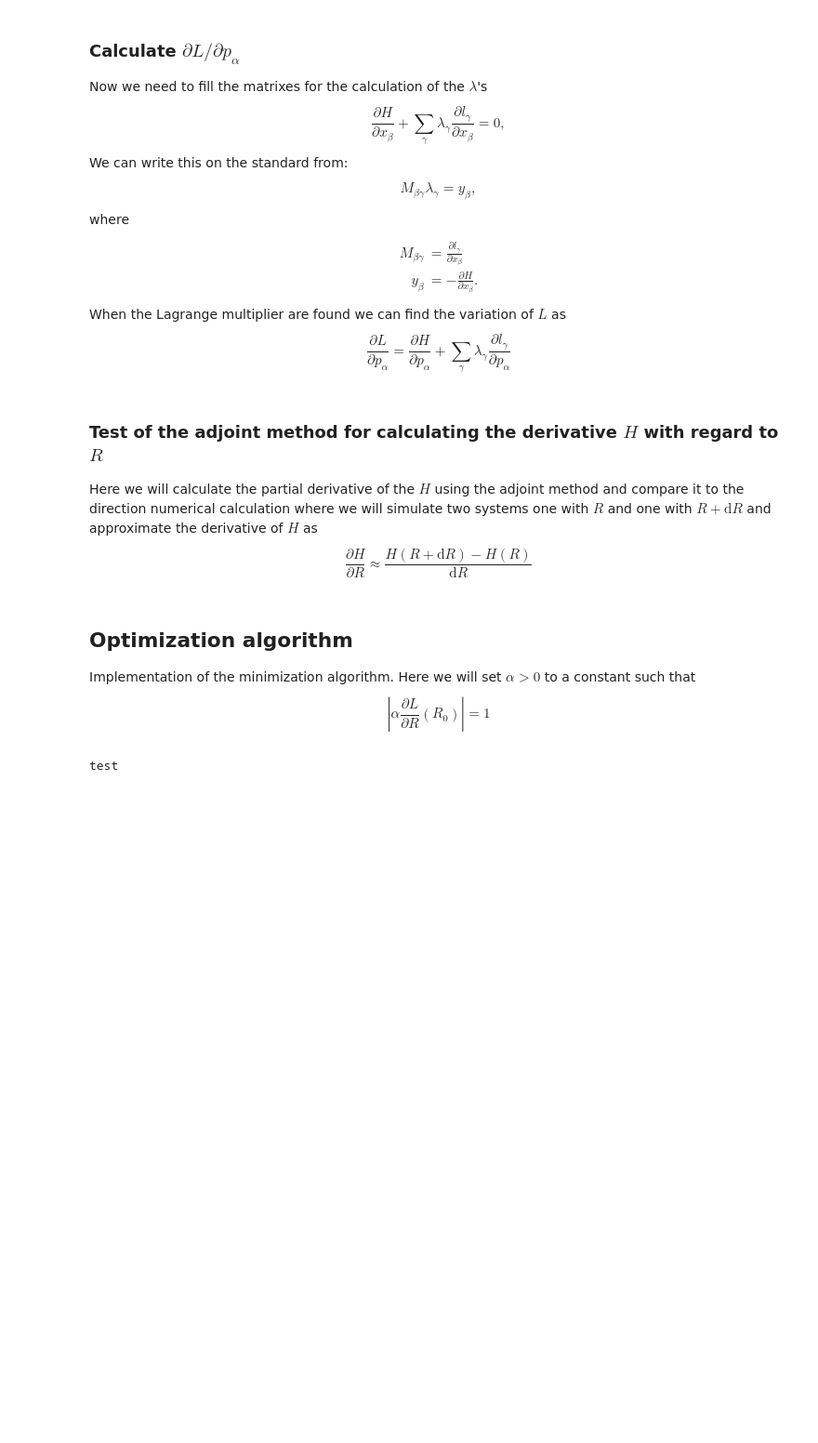
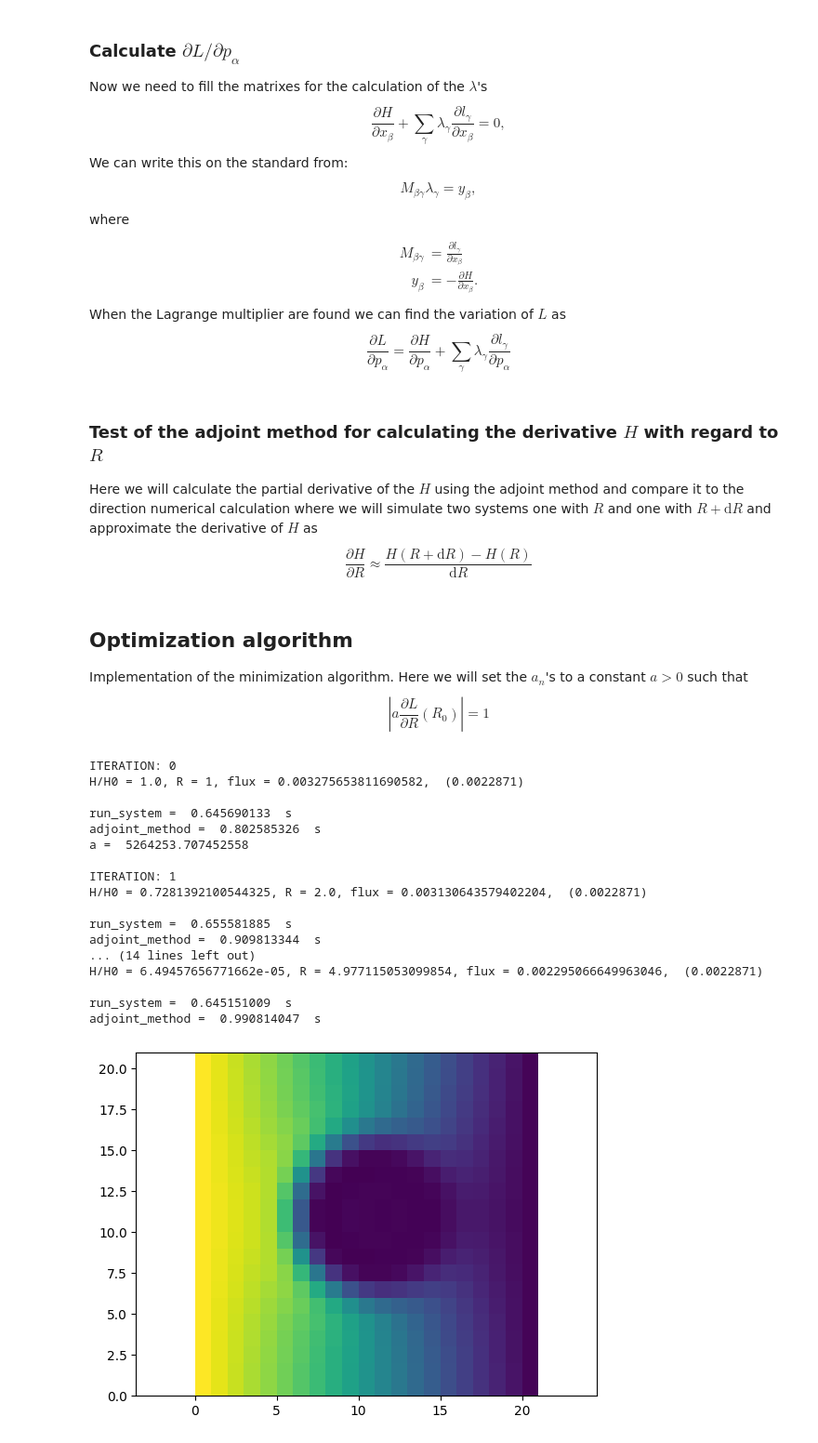
Before and after one commit to eje74/Adjoint, a Jupyter notebook: diffusion.ipynb, the cells around one changed output. Shown: that part at 93% size. Saved outputs shown, nothing was run; the diff lists cells and outputs as text; code cells hidden in the pictures; blank space fills up the shorter version.

Commit message:
Some code cleanup and added a plot of the phi-field at the end of the optimization loop

```diff
--- a/diffusion.ipynb
+++ b/diffusion.ipynb
@@ -496,7 +495,7 @@ Here we will calculate the partial derivative of the $H$ using the adjoint metho
 \frac{\partial H}{\partial R}\approx \frac{H(R+\mathrm{d}R) - H(R)}{\mathrm{d}R}
 \end{equation*}
 # %%
-if __name__ == "__main__":
+if __name__ == "__main__" and False:
     # Lattice
     c_list = [np.array(c, dtype=int) for c in [
         (0, 0),
@@ -525,6 +524,8 @@ if __name__ == "__main__":
 
     # Parameter list for 'run_simulation'
     rs_param = (xi, tau_input, w_list, c_list, alpha_reverse, number_of_iterations, system_size)
+    # Parameter list for 'adjoint_method'
+    am_param =  (j_target, xi, tau_input, w_list, c_list, alpha_reverse)
 
     for n, R in enumerate(np.linspace(1, 7, number_of_containers)):
         # Adjoint method
@@ -532,8 +533,7 @@ if __name__ == "__main__":
         phi, j = run_system(lhs, rhs, R, *rs_param)
         print("run_system = ", (time_ns() - start_time)/1e9, " s")
         start_time = time_ns()
-    #    dH_dR = adjoint_method(R, tau_input, xi, phi, j, j_target, w_list, c_list, alpha_reverse)
-        dH_dR = adjoint_method(R, phi, j, j_target, xi, tau_input, w_list, c_list, alpha_reverse)
+        dH_dR = adjoint_method(R, phi, j, *am_param)
         print("adjoint_method = ", (time_ns() - start_time)/1e9, " s")
         dH_adjoint[n] = dH_dR
 
@@ -559,34 +559,94 @@ if __name__ == "__main__":
 # %% [markdown]
 ## Optimization algorithm
 
-Implementation of the minimization algorithm. Here we will set $\alpha>0$ to a constant such that
+Implementation of the minimization algorithm. Here we will set the $a_n$'s to a constant $a>0$ such that
 \begin{equation*}
-   \left|\alpha\frac{\partial L}{\partial R}(R_0)\right| = 1
+   \left|a\frac{\partial L}{\partial R}(R_0)\right| = 1
 \end{equation*}
 # %%
-if  __name__ == "__main__" and False:
+if  __name__ == "__main__":
     c_list = [np.array(c, dtype=int) for c in [
         (0, 0),
         (1, 0), (-1, 0), (0, 1), (0, -1),
         (1, 1), (-1, -1), (1, -1), (-1, 1)
         ]]
     w_list = np.array((4/9,) + 4*(1/9,) + 4*(1/36,))
     alpha_reverse = np.array( [0, 2, 1, 4, 3, 6, 5, 8, 7])
 
     # Input
     tau_input = 0.7
     lhs = 1
     rhs = 0
     number_of_iterations = 2000
     system_size = (21, 21)
 
     xi = 0.8
     j_max = (tau_input - 0.5)/3/(system_size[0] - 1)
     j_target = 0.0022871
+    number_of_gradient_descents = 5
 
     # Parameter list for 'run_simulation'
-    #rs_param = (xi, tau_input, w_list, c_list, alpha_reverse, number_of_iterations, system_size)
+    rs_param = (xi, tau_input, w_list, c_list, alpha_reverse, number_of_iterations, system_size)
     # Parameter list for 'adjoint_method'
-    #am_param = tau_input, xi, phi, j, j_target, w_list, c_list, alpha_reverse
+    am_param =  (j_target, xi, tau_input, w_list, c_list, alpha_reverse)
+
+    # First guess
+    R = 1
+
+    # Run system
+    start_time = time_ns()
+    phi, j = run_system(lhs, rhs, R, *rs_param)
+    H0 = (j-j_target)**2
+    H = H0
+    print("ITERATION: 0")
+    print(f"H/H0 = {H/H0}, R = {R}, flux = {j},  ({j_target})\n")
+    print("run_system = ", (time_ns() - start_time)/1e9, " s")
+    start_time = time_ns()
+    # Find gradient
+    dH_dR = adjoint_method(R, phi, j, *am_param)
+    print("adjoint_method = ", (time_ns() - start_time)/1e9, " s")
+    # Calculate alpha
+    a = 1/np.abs(dH_dR)
+    print("a = ", a)
+    # update R
+    R = R - a*dH_dR
+
+    # Main optimization loop
+    for n in np.arange(number_of_gradient_descents-1):
+        start_time = time_ns()
+        phi, j = run_system(lhs, rhs, R, *rs_param)
+        H = (j-j_target)**2
+        print(f"\nITERATION: {n+1}")
+        print(f"H/H0 = {H/H0}, R = {R}, flux = {j},  ({j_target})\n")
+        print("run_system = ", (time_ns() - start_time)/1e9, " s")
+        start_time = time_ns()
+        # Find gradient
+        dH_dR = adjoint_method(R, phi, j, *am_param)
+        print("adjoint_method = ", (time_ns() - start_time)/1e9, " s")
+        # update R
+        R = R - a*dH_dR
+
+    # Plotting the phi field
+    plt.figure(1)
+    plt.pcolormesh(phi.transpose())
+    plt.axis("equal")
+    plt.show()
 # %% [output]
-test
+ITERATION: 0
+H/H0 = 1.0, R = 1, flux = 0.003275653811690582,  (0.0022871)
+
+run_system =  0.645690133  s
+adjoint_method =  0.802585326  s
+a =  5264253.707452558
+
+ITERATION: 1
+H/H0 = 0.7281392100544325, R = 2.0, flux = 0.003130643579402204,  (0.0022871)
+
+run_system =  0.655581885  s
+adjoint_method =  0.909813344  s
+... (14 lines left out)
+H/H0 = 6.49457656771662e-05, R = 4.977115053099854, flux = 0.002295066649963046,  (0.0022871)
+
+run_system =  0.645151009  s
+adjoint_method =  0.990814047  s
+[figure, added]
```
Also changed, not shown: parts of 2 cells of this notebook.
